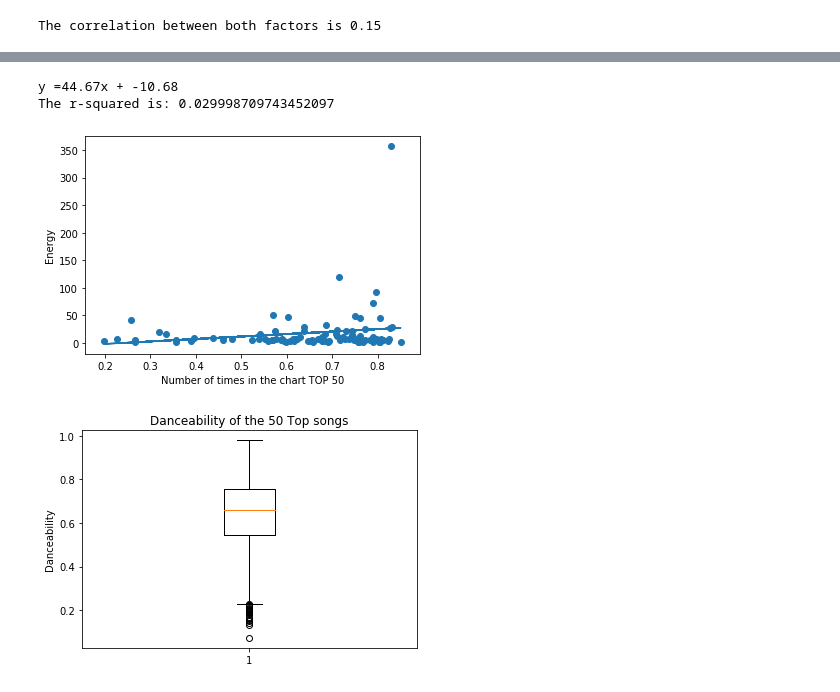
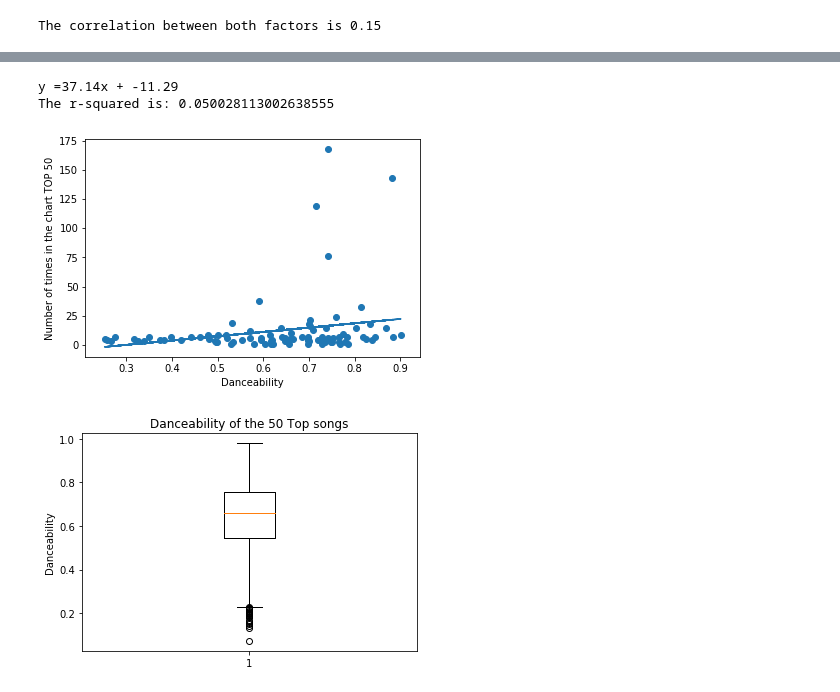
Before and after one commit to JaviSandoval94/Spotify-Trends-Analysis, a Jupyter notebook: Project1-Spotify-FinalReport-Copy1.ipynb, the cells around one changed output, grey strips where cells are left out. Drawn from its saved outputs; the diff is of its cells as text; code cells hidden in the pictures.

```diff
--- a/Project1-Spotify-FinalReport-Copy1.ipynb
+++ b/Project1-Spotify-FinalReport-Copy1.ipynb
@@ -376,24 +400,24 @@ The correlation between both factors is 0.17
 # %%
 x_values=subset_d["Danceability"]
 y_values=subset_d["Number of times in the chart TOP 50"]
 (slope,intercept,rvalue,pvalue,stderr) = stats.linregress(x_values,y_values)
 regress_values = x_values* slope + intercept
 line_eq= "y ="+str(round(slope,2))+"x + "+ str(round(intercept,2))
 print(line_eq)
 plt.scatter(x_values, y_values)
 plt.plot(x_values,regress_values)
 
 plt.annotate(line_eq,(1,2),fontsize=15,color="green")
-plt.xlabel("Number of times in the chart TOP 50")
-plt.ylabel("Energy")
+plt.xlabel("Danceability")
+plt.ylabel("Number of times in the chart TOP 50")
 
 print(f"The r-squared is: {rvalue**2}")
 
 plt.show()
 # %% [output]
-y =44.67x + -10.68
-The r-squared is: 0.029998709743452097
+y =37.14x + -11.29
+The r-squared is: 0.050028113002638555
-[figure, old version]
+[figure, new version]
 # %%
 dance_boxplot=merge_df["Danceability"]
 fig1, ax1 = plt.subplots()
```
Also changed, not shown: parts of 15 cells of this notebook.
